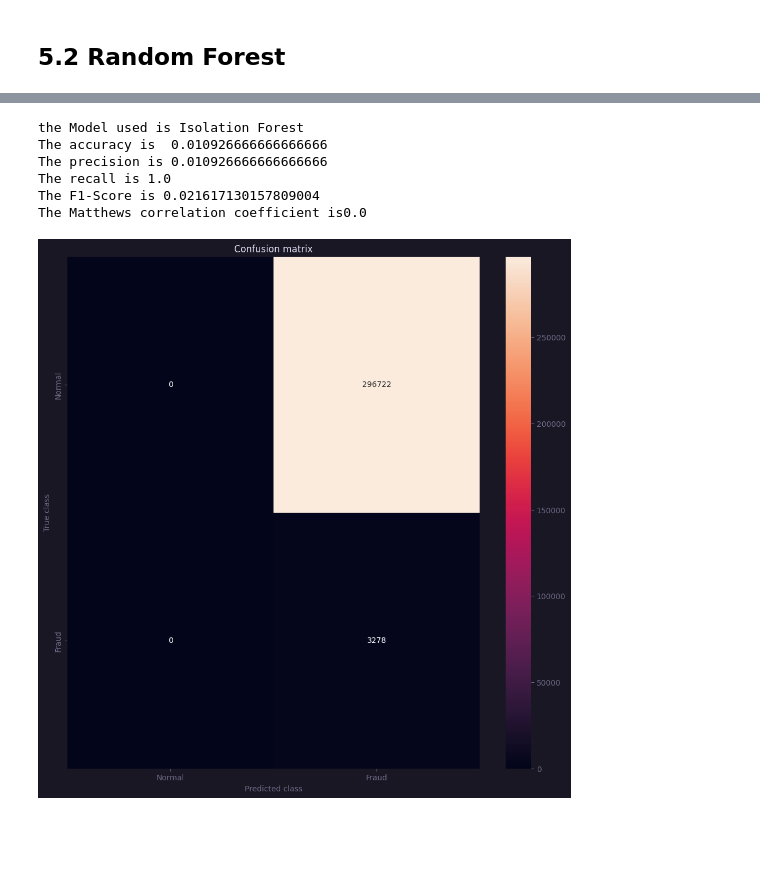
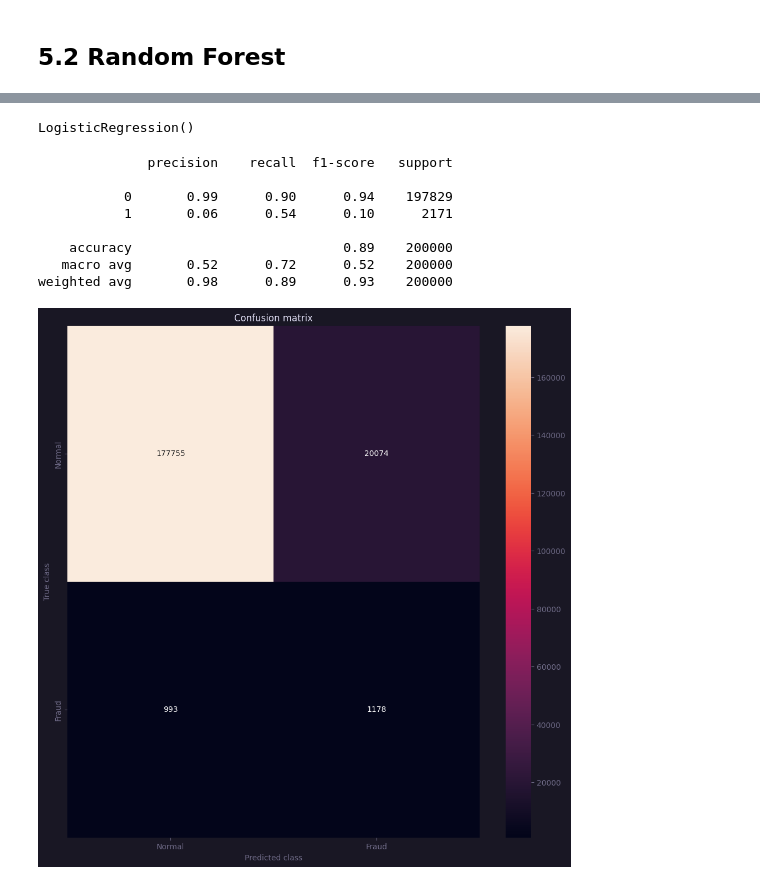
Before and after one commit to rcwylie/Fraudulent_payments, a Jupyter notebook: n_Code.ipynb, the cells around one changed output, grey strips where cells are left out. Drawn from its saved outputs; the diff is of its cells as text; code cells hidden in the pictures; blank space fills up the shorter version.

```diff
--- a/n_Code.ipynb
+++ b/n_Code.ipynb
@@ -543,31 +769,44 @@ import seaborn as sns
+# %%
+from sklearn.preprocessing import StandardScaler
+
+scaler = StandardScaler()
+X_train_scaled = scaler.fit_transform(X_train_smote)
+X_test_scaled = scaler.transform(X_test)
+# %%
+# Define the number of principal components to retain
+n_components = 10
+
+pca = PCA(n_components=n_components)
+X_train_pca = pca.fit_transform(X_train_scaled)
+X_test_pca = pca.transform(X_test_scaled)
+# %%
+from sklearn.linear_model import LogisticRegression
+lr = LogisticRegression()
+lr.fit(X_train_pca, y_train_smote)
+# %% [output]
+LogisticRegression()
+# %%
+y_pred = lr.predict(X_test_pca)
 # %%
-print("the Model used is {}".format("Isolation Forest"))
-acc= accuracy_score(y_test,y_pred)
-print("The accuracy is  {}".format(acc))
-prec= precision_score(y_test,y_pred)
-print("The precision is {}".format(prec))
-rec= recall_score(y_test,y_pred)
-print("The recall is {}".format(rec))
-f1= f1_score(y_test,y_pred)
-print("The F1-Score is {}".format(f1))
-MCC=matthews_corrcoef(y_test,y_pred)
-print("The Matthews correlation coefficient is{}".format(MCC))
+print(classification_report(y_test,y_pred))
 
 #printing the confusion matrix
 LABELS = ['Normal', 'Fraud']
 conf_matrix = confusion_matrix(y_test, y_pred)
 plt.figure(figsize=(12, 12))
 sns.heatmap(conf_matrix, xticklabels=LABELS,
             yticklabels=LABELS, annot=True, fmt="d");
 plt.title("Confusion matrix")
 plt.ylabel('True class')
 plt.xlabel('Predicted class')
 plt.show()
 # %% [output]
-the Model used is Isolation Forest
-The accuracy is  0.010926666666666666
-The precision is 0.010926666666666666
-The recall is 1.0
-The F1-Score is 0.021617130157809004
-The Matthews correlation coefficient is0.0
+              precision    recall  f1-score   support
+
+           0       0.99      0.90      0.94    197829
+           1       0.06      0.54      0.10      2171
+
+    accuracy                           0.89    200000
+   macro avg       0.52      0.72      0.52    200000
+weighted avg       0.98      0.89      0.93    200000
-[figure, old version]
+[figure, new version]
```
Also changed, not shown: parts of 33 cells of this notebook.
